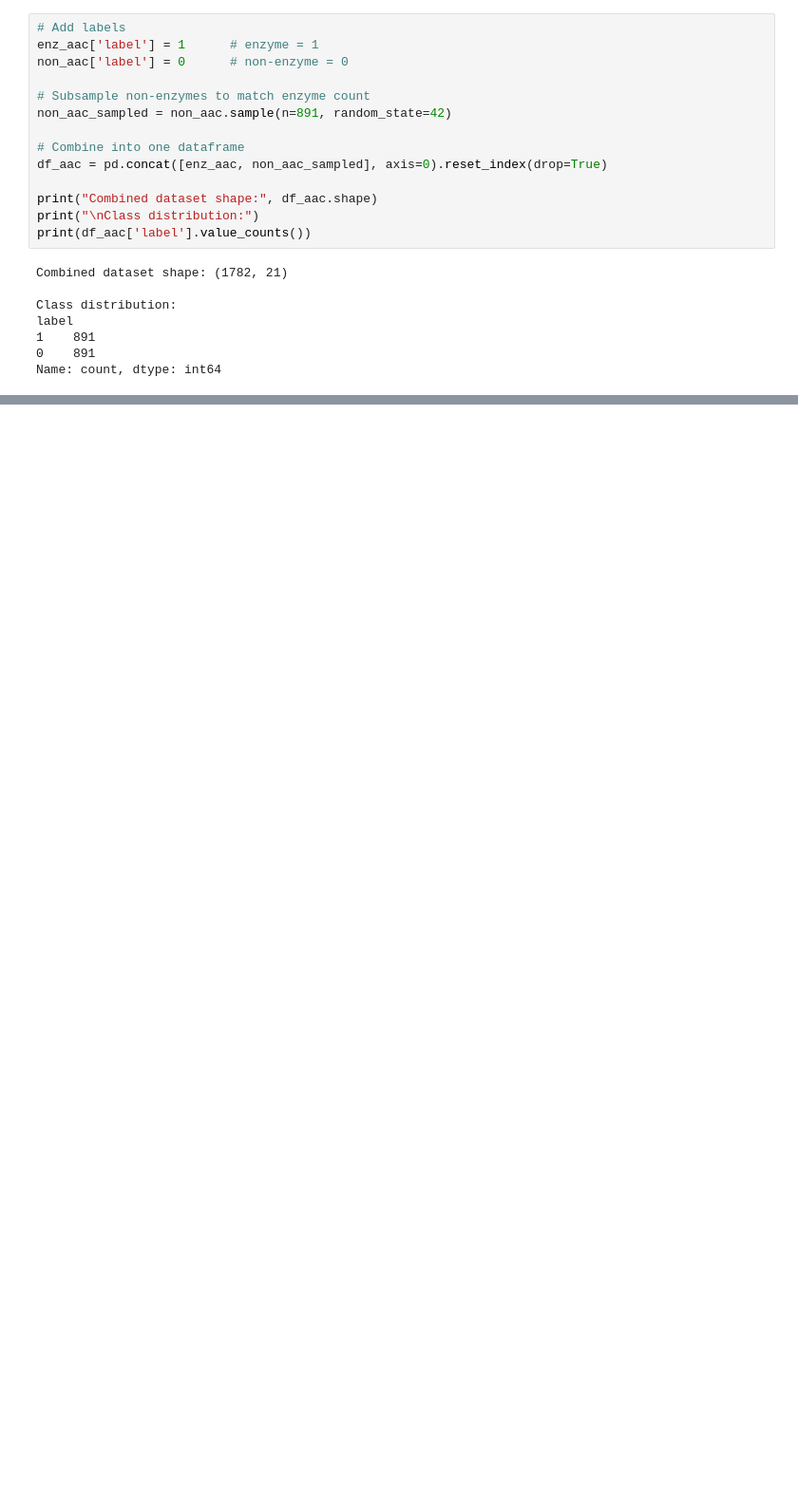
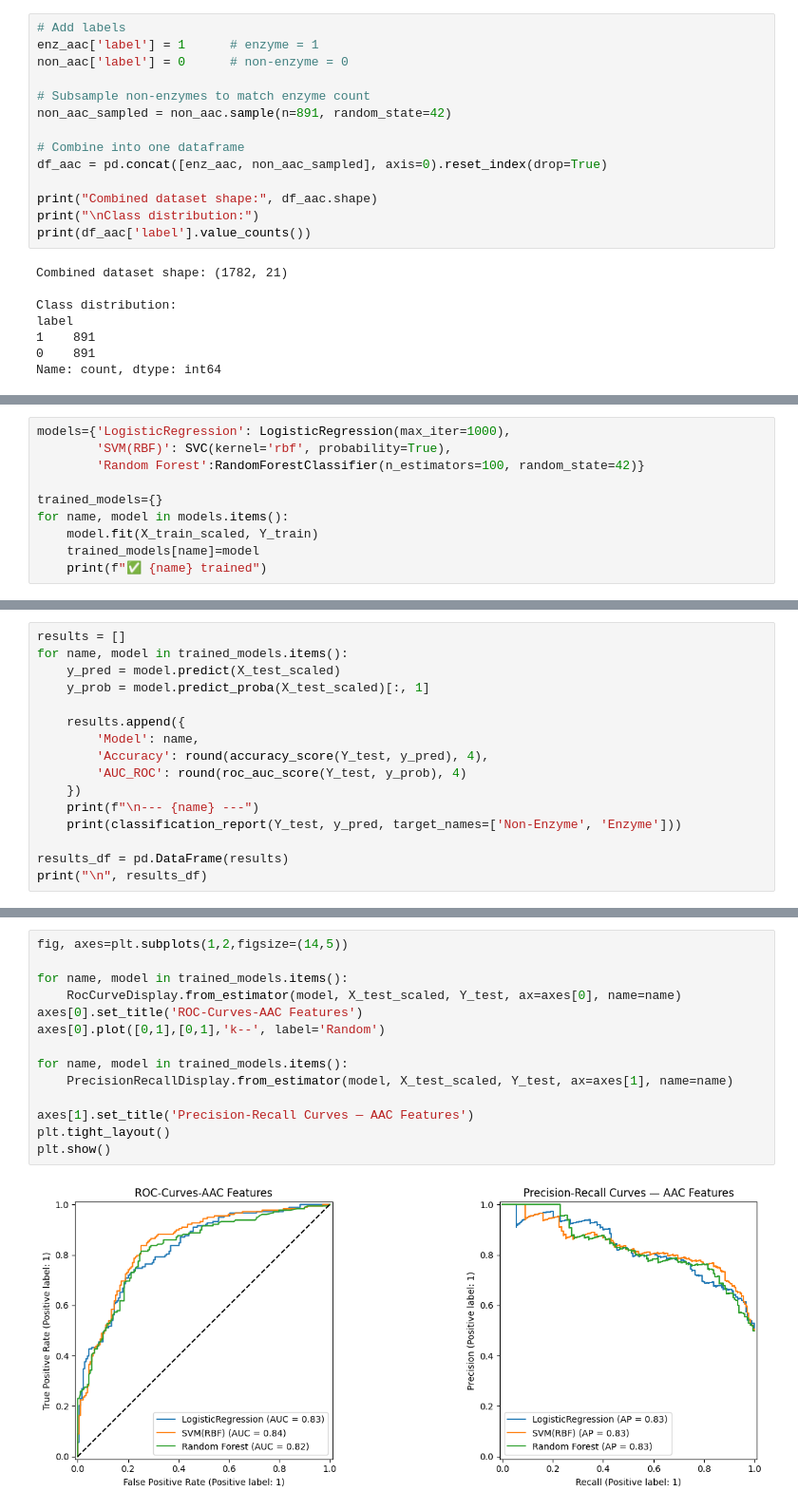
Before and after one commit to DivyaS09122006/Protein_Classifier, a Jupyter notebook: protein_classifier.ipynb, the cells around one changed output, grey strips where cells are left out. Shown at 95% size. Drawn from its saved outputs; the diff is of its cells as text; blank space fills up the shorter version.

```diff
--- a/protein_classifier.ipynb
+++ b/protein_classifier.ipynb
@@ -98,0 +140,10 @@ Name: count, dtype: int64
+# %%
+models={'LogisticRegression': LogisticRegression(max_iter=1000),
+        'SVM(RBF)': SVC(kernel='rbf', probability=True),
+        'Random Forest':RandomForestClassifier(n_estimators=100, random_state=42)}
+
+trained_models={}
+for name, model in models.items():
+    model.fit(X_train_scaled, Y_train)
+    trained_models[name]=model
+    print(f"✅ {name} trained")
@@ -98,0 +154,16 @@ Name: count, dtype: int64
+# %%
+results = []
+for name, model in trained_models.items():
+    y_pred = model.predict(X_test_scaled)
+    y_prob = model.predict_proba(X_test_scaled)[:, 1]
+
+    results.append({
+        'Model': name,
+        'Accuracy': round(accuracy_score(Y_test, y_pred), 4),
+        'AUC_ROC': round(roc_auc_score(Y_test, y_prob), 4)
+    })
+    print(f"\n--- {name} ---")
+    print(classification_report(Y_test, y_pred, target_names=['Non-Enzyme', 'Enzyme']))
+
+results_df = pd.DataFrame(results)
+print("\n", results_df)
@@ -98,0 +188,16 @@ Name: count, dtype: int64
+# %%
+fig, axes=plt.subplots(1,2,figsize=(14,5))
+
+for name, model in trained_models.items():
+    RocCurveDisplay.from_estimator(model, X_test_scaled, Y_test, ax=axes[0], name=name)
+axes[0].set_title('ROC-Curves-AAC Features')
+axes[0].plot([0,1],[0,1],'k--', label='Random')
+
+for name, model in trained_models.items():
+    PrecisionRecallDisplay.from_estimator(model, X_test_scaled, Y_test, ax=axes[1], name=name)
+
+axes[1].set_title('Precision-Recall Curves — AAC Features')
+plt.tight_layout()
+plt.show()
+# %% [output]
+[figure, added]
```
Also changed, not shown: parts of 10 cells of this notebook.
